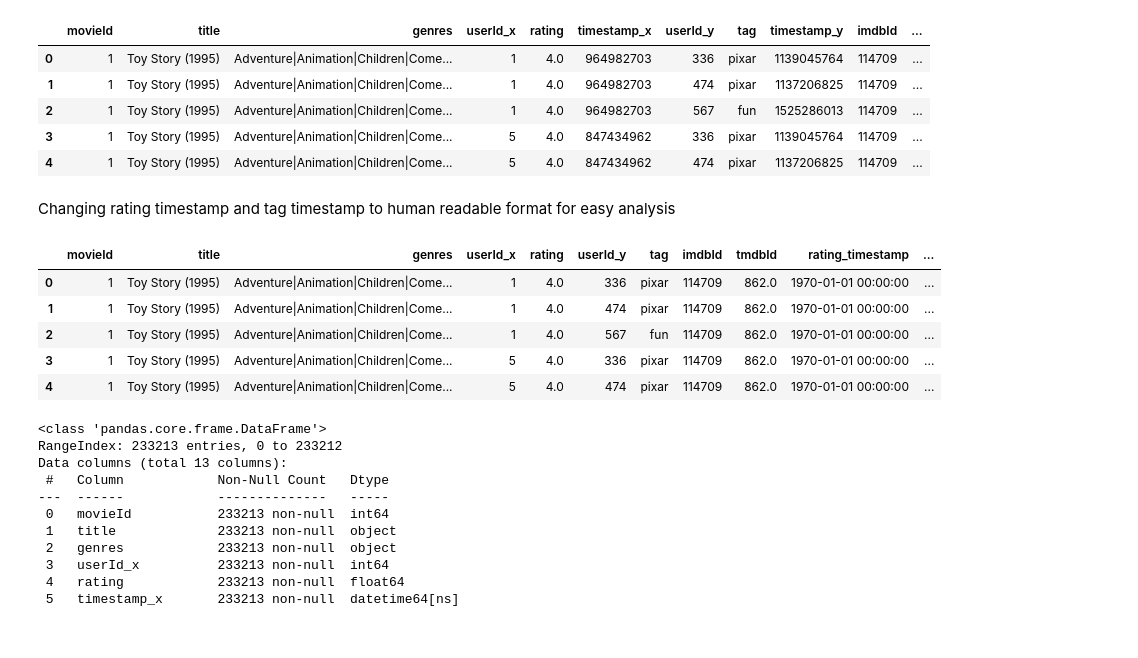
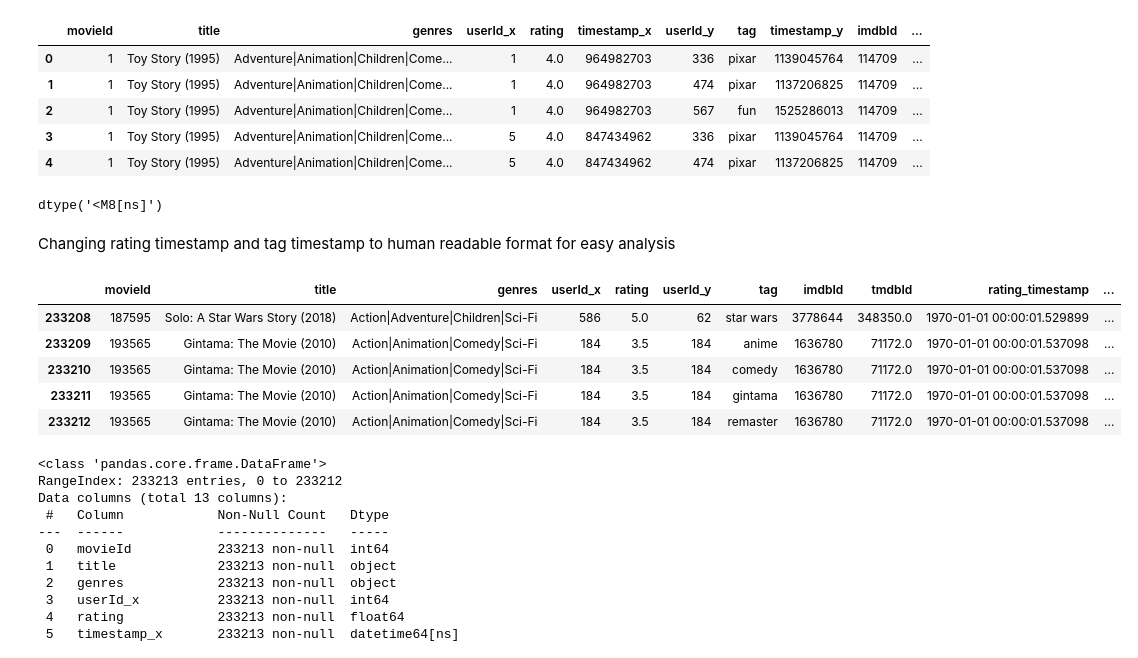
Before and after one commit to mercytegekson/Movie-Recommendation-System-, a Jupyter notebook: index.ipynb, the cells around one changed output. Drawn from its saved outputs; the diff is of its cells as text; code cells hidden in the pictures.

```diff
--- a/index.ipynb
+++ b/index.ipynb
@@ -148,23 +148,28 @@ merged_data.head()
 | 2 | 1 | Toy Story (1995) | Adventure|Animation|Children|Come... | 1 | 4.0 | 964982703 | 567 | fun | 1525286013 | 114709 | ... |
 | 3 | 1 | Toy Story (1995) | Adventure|Animation|Children|Come... | 5 | 4.0 | 847434962 | 336 | pixar | 1139045764 | 114709 | ... |
 | 4 | 1 | Toy Story (1995) | Adventure|Animation|Children|Come... | 5 | 4.0 | 847434962 | 474 | pixar | 1137206825 | 114709 | ... |
+# %%
+merged_data["timestamp_x"].dtype
+# %% [output]
+dtype('<M8[ns]')
 # %% [markdown]
 Changing rating timestamp and tag timestamp to human readable format for easy analysis
 # %%
-#converting to pandas datetime object
-merged_data["timestamp_x"] = pd.to_datetime(merged_data["timestamp_x"])
-merged_data["timestamp_y"] = pd.to_datetime(merged_data["timestamp_y"])
+# #converting to pandas datetime object
+# merged_data["timestamp_x"] = pd.to_datetime(merged_data["timestamp_x"], unit= "seconds")
+# merged_data["timestamp_y"] = pd.to_datetime(merged_data["timestamp_y"], unit= "seconds")
 #using dt.strftime() method since it is pandas timestamp format
-merged_data["rating_timestamp"] = merged_data["timestamp_x"].dt.strftime("%Y-%m-%d %H:%M:%S")
-merged_data["tag_timestamp"] = merged_data["timestamp_y"].dt.strftime("%Y-%m-%d %H:%M:%S")
-merged_data.drop(columns=["timestamp_x", "timestamp_y"], axis= 1).head()
+
+merged_data["rating_timestamp"] = merged_data["timestamp_x"].dt.strftime('%Y-%m-%d %H:%M:%S.%f')
+merged_data["tag_timestamp"] = merged_data["timestamp_y"].dt.strftime("%Y-%m-%d")
+merged_data.drop(columns=["timestamp_x", "timestamp_y"], axis= 1).tail()
 # %% [output]
 |  | movieId | title | genres | userId_x | rating | userId_y | tag | imdbId | tmdbId | rating_timestamp | ... |
-| 0 | 1 | Toy Story (1995) | Adventure|Animation|Children|Come... | 1 | 4.0 | 336 | pixar | 114709 | 862.0 | 1970-01-01 00:00:00 | ... |
-| 1 | 1 | Toy Story (1995) | Adventure|Animation|Children|Come... | 1 | 4.0 | 474 | pixar | 114709 | 862.0 | 1970-01-01 00:00:00 | ... |
-| 2 | 1 | Toy Story (1995) | Adventure|Animation|Children|Come... | 1 | 4.0 | 567 | fun | 114709 | 862.0 | 1970-01-01 00:00:00 | ... |
-| 3 | 1 | Toy Story (1995) | Adventure|Animation|Children|Come... | 5 | 4.0 | 336 | pixar | 114709 | 862.0 | 1970-01-01 00:00:00 | ... |
-| 4 | 1 | Toy Story (1995) | Adventure|Animation|Children|Come... | 5 | 4.0 | 474 | pixar | 114709 | 862.0 | 1970-01-01 00:00:00 | ... |
+| 233208 | 187595 | Solo: A Star Wars Story (2018) | Action|Adventure|Children|Sci-Fi | 586 | 5.0 | 62 | star wars | 3778644 | 348350.0 | 1970-01-01 00:00:01.529899 | ... |
+| 233209 | 193565 | Gintama: The Movie (2010) | Action|Animation|Comedy|Sci-Fi | 184 | 3.5 | 184 | anime | 1636780 | 71172.0 | 1970-01-01 00:00:01.537098 | ... |
+| 233210 | 193565 | Gintama: The Movie (2010) | Action|Animation|Comedy|Sci-Fi | 184 | 3.5 | 184 | comedy | 1636780 | 71172.0 | 1970-01-01 00:00:01.537098 | ... |
+| 233211 | 193565 | Gintama: The Movie (2010) | Action|Animation|Comedy|Sci-Fi | 184 | 3.5 | 184 | gintama | 1636780 | 71172.0 | 1970-01-01 00:00:01.537098 | ... |
+| 233212 | 193565 | Gintama: The Movie (2010) | Action|Animation|Comedy|Sci-Fi | 184 | 3.5 | 184 | remaster | 1636780 | 71172.0 | 1970-01-01 00:00:01.537098 | ... |
 # %%
 #info
 merged_data.info()
```
Also changed, not shown: parts of 2 cells of this notebook.
